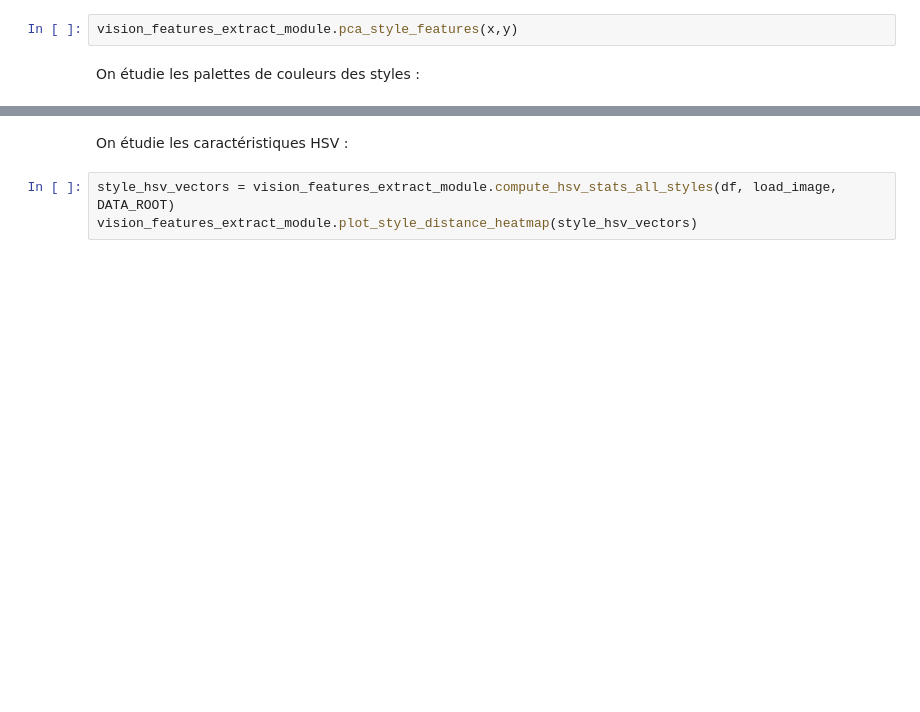
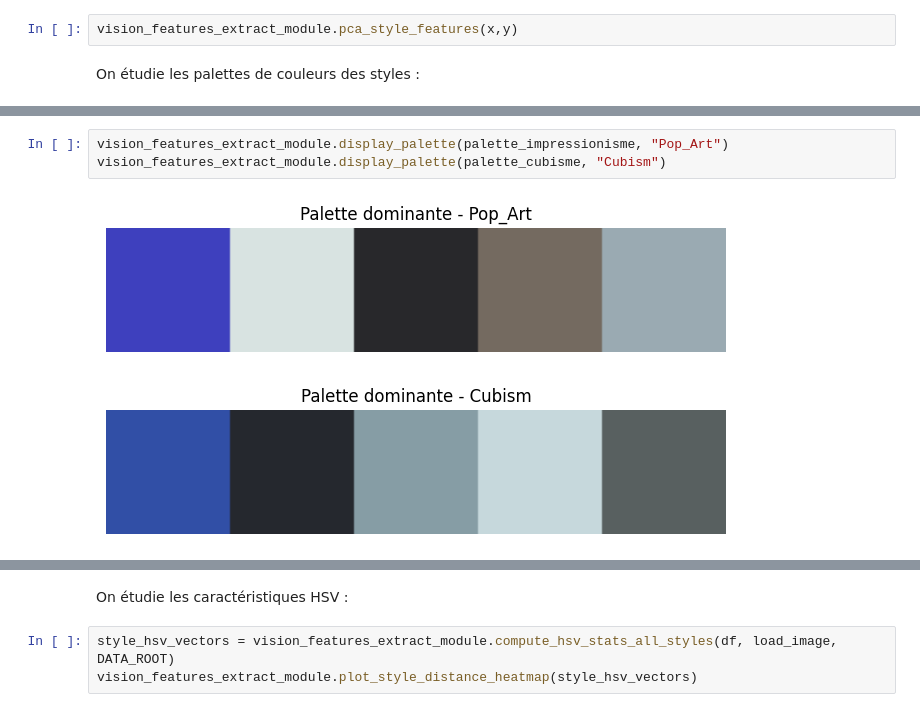
Before and after one commit to julietteabalain-cloud/Reconnaissance-de-mouvement-artistique, a Jupyter notebook: notebooks/2_RV_Vision_Classique.ipynb, the cells around one changed output, grey strips where cells are left out. Saved outputs shown, nothing was run; the diff lists cells and outputs as text; blank space fills up the shorter version.

```diff
--- a/notebooks/2_RV_Vision_Classique.ipynb
+++ b/notebooks/2_RV_Vision_Classique.ipynb
@@ -376,3 +230,9 @@ Computing palette for style: Pop_Art
+# %%
+vision_features_extract_module.display_palette(palette_impressionisme, "Pop_Art")
+vision_features_extract_module.display_palette(palette_cubisme, "Cubism")
+# %% [output]
+[figure, added]
+[figure, added]
 # %%
 vision_features_extract_module.compute_and_display_all_style_palettes(df_train, load_image, DATA_ROOT)
 # %% [output]
```
Also changed, not shown: parts of 4 cells of this notebook, 5 other files.
